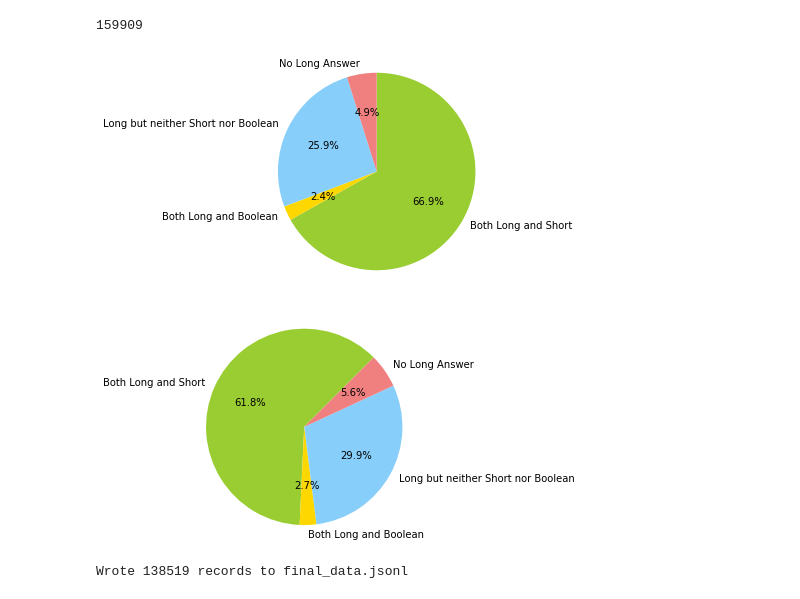
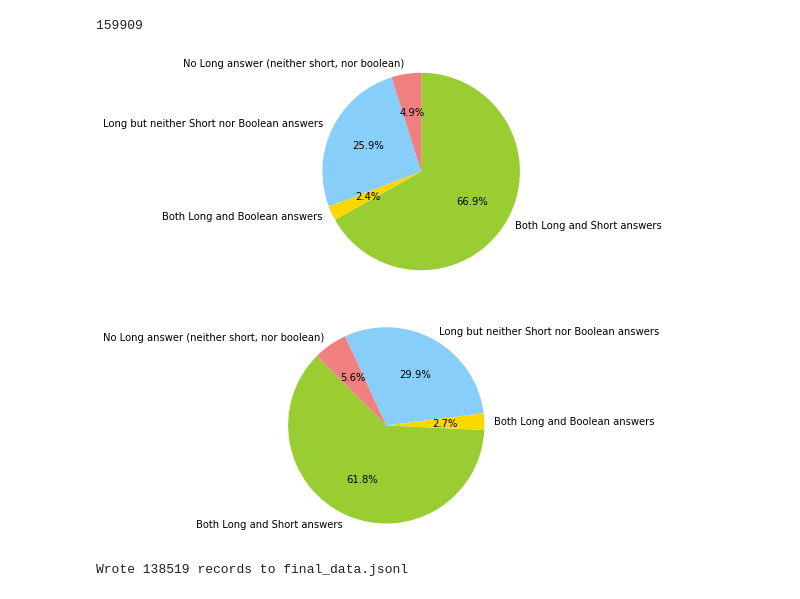
Before and after one commit to stmnk/qa, a Jupyter notebook: data/simplified/dev_data_wrangling.ipynb, the cells around one changed output. Drawn from its saved outputs; the diff is of its cells as text; code cells hidden in the pictures.

```diff
--- a/data/simplified/dev_data_wrangling.ipynb
+++ b/data/simplified/dev_data_wrangling.ipynb
@@ -359,7 +356,7 @@ assert(size_no_la == size_5_no_la)
 # %% [markdown]
 ## Final runthrough by question category
 # %%
-labels = 'Both Long and Short', 'Both Long and Boolean', 'Long but neither Short nor Boolean', 'No Long Answer'
+labels = 'Both Long and Short answers', 'Both Long and Boolean answers', 'Long but neither Short nor Boolean answers', 'No Long answer (neither short, nor boolean)'
 sizes = [size_la_and_sa, size_la_and_ba, size_la_no_sa_no_ba, size_5_no_la]
 sum(sizes)
 # %% [output]
@@ -384,7 +381,7 @@ plt.pie(sizes, explode=explode, labels=labels, colors=colors,
 plt.axis('equal')
 plt.show()
 # %% [output]
-[figure, old version]
+[figure, new version]
 # %%
 eighty_p_la_and_sa_count = (len(nq_data_5_la_and_sa) // 10) * 8
 eighty_p_la_and_sa_5 = random.sample(nq_data_5_la_and_sa, eighty_p_la_and_sa_count)
@@ -395,14 +392,14 @@ random.shuffle(final_data)
 # %%
 final_sizes = [eighty_p_la_and_sa_count, size_la_and_ba, size_la_no_sa_no_ba, size_5_no_la]
 
 plt.pie(final_sizes, explode=explode, labels=labels, colors=colors,
         autopct='%1.1f%%',
-        shadow=False, startangle=45
+        shadow=False, startangle=135
        )
 plt.axis('equal')
 plt.show()
 # %% [output]
-[figure, old version]
+[figure, new version]
 # %%
 write_jsonl(final_data, 'final_data.jsonl')
 # %% [output]
```
Also changed, not shown: parts of 11 cells of this notebook, 2 other files.
